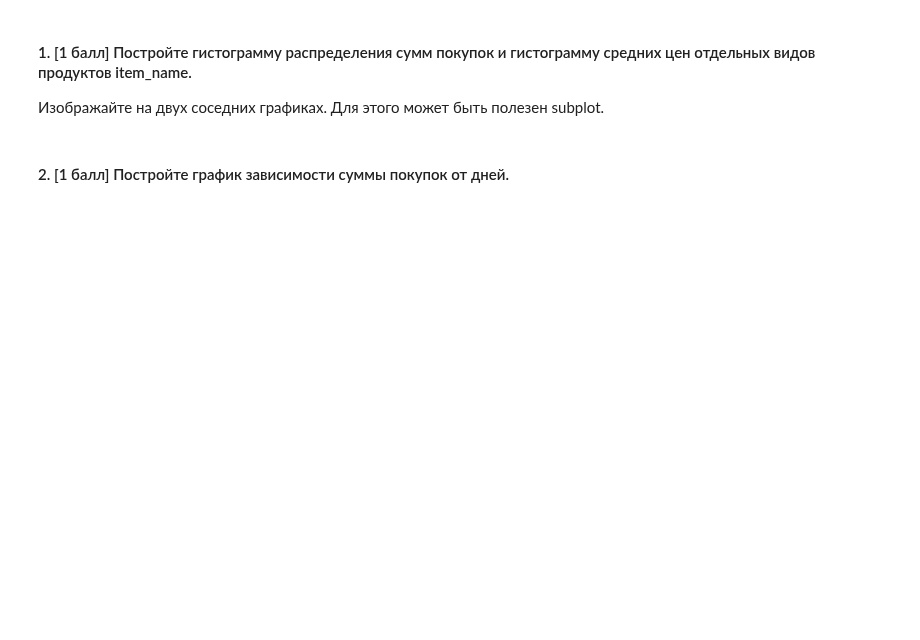
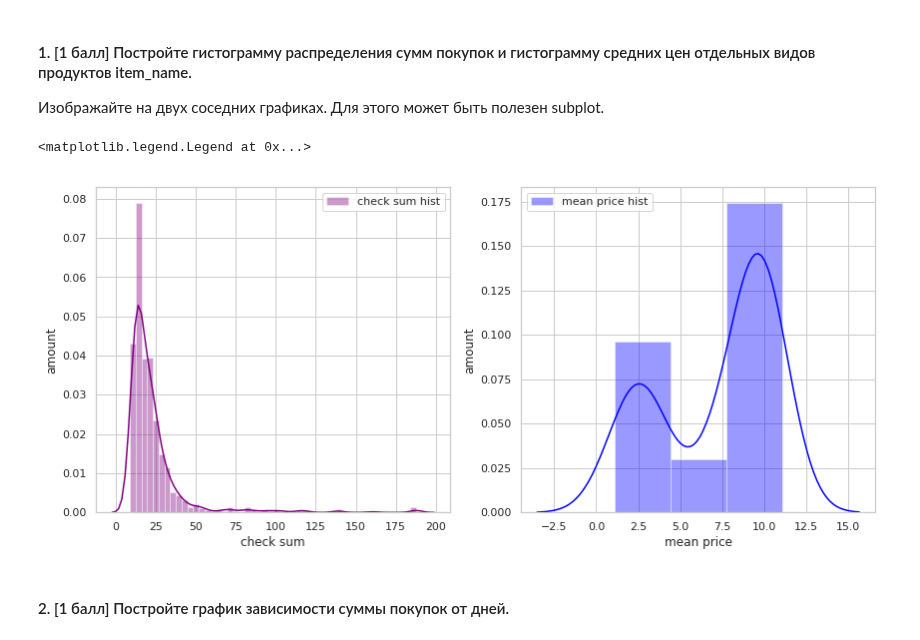
Before and after one commit to Mikhail-off/ML2018, a Jupyter notebook: HW1/homework-practice-01.ipynb, the cells around one changed output. Cells and saved outputs as stored; diff of their text form; code cells hidden in the pictures; blank space fills up the shorter version.

```diff
--- a/HW1/homework-practice-01.ipynb
+++ b/HW1/homework-practice-01.ipynb
@@ -379,6 +381,8 @@ df_rand.to_csv('rand_data.csv', header=False, index=False)
 # нужно для отображения графиков внутри ноутбука
 %matplotlib inline
 import matplotlib.pyplot as plt
+import seaborn as sns
+sns.set(style='whitegrid')
 # %% [markdown]
 На самом деле мы уже импортировали matplotlib внутри %pylab inline в начале задания.
 
@@ -406,2 +421,17 @@ df['date'] = df.order_id.map(dates['date'])
+# %%
+plt.figure(figsize=(14, 6))
+plt.subplot(1, 2, 1)
+sns.distplot(df['check'], label='check sum hist', color='purple')
+plt.xlabel('check sum')
+plt.ylabel('amount')
+plt.legend()
+plt.subplot(1, 2, 2)
+sns.distplot(df.groupby('item_name')['item_price_numeric'].mean(), label='mean price hist', color='blue');
+plt.xlabel('mean price')
+plt.ylabel('amount')
+plt.legend()
+# %% [output]
+<matplotlib.legend.Legend at 0x...>
+[figure, added]
 # %% [markdown]
 #### 2. [1 балл] Постройте график зависимости суммы покупок от дней.
```
Also changed, not shown: parts of 10 cells of this notebook.
